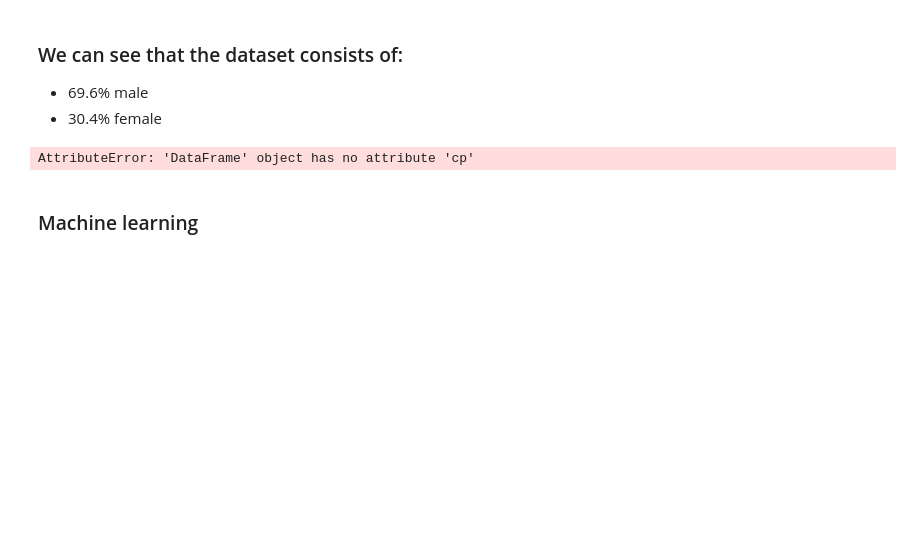
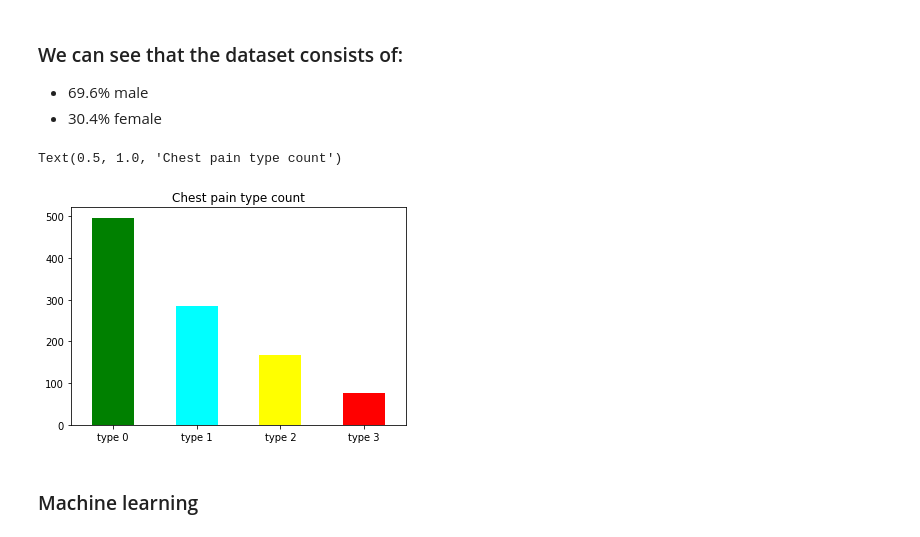
Before and after one commit to ofek181/A-Heart-Disease-Study, a Jupyter notebook: heart_disease_study.ipynb, the cells around one changed output. Saved outputs shown, nothing was run; the diff lists cells and outputs as text; code cells hidden in the pictures; blank space fills up the shorter version.

```diff
--- a/heart_disease_study.ipynb
+++ b/heart_disease_study.ipynb
@@ -212,11 +212,12 @@ plt.show()
 - 30.4% female
 # %%
 # figuring out chest pain type distribution
-fig = df.cp.value_counts().plot(kind = 'bar', color = ['green', 'cyan', 'yellow', 'red'])
+fig = df.chest_pain_type.value_counts().plot(kind = 'bar', color = ['green', 'cyan', 'yellow', 'red'])
 fig.set_xticklabels(labels=['type 0', 'type 1', 'type 2', 'type 3'], rotation=0)
 plt.title('Chest pain type count')
 # %% [output]
-AttributeError: 'DataFrame' object has no attribute 'cp'
+Text(0.5, 1.0, 'Chest pain type count')
+[figure, added]
 # %% [markdown]
 ### Machine learning
 # %%
```
Also changed, not shown: parts of 1 cell of this notebook.
